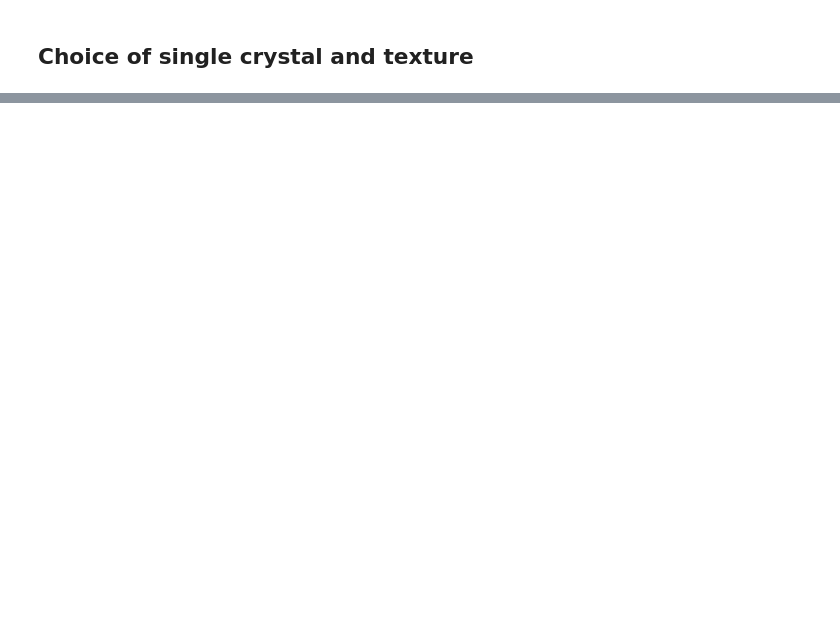
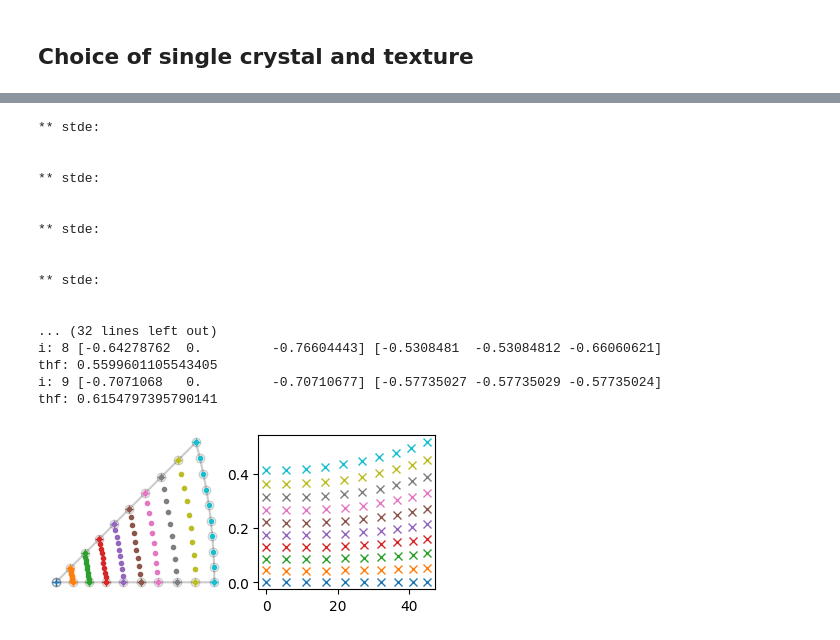
Before and after one commit to youngung/texture3, a Jupyter notebook: ipynb/ipf.ipynb, the cells around one changed output, grey strips where cells are left out. Drawn from its saved outputs; the diff is of its cells as text; code cells hidden in the pictures; blank space fills up the shorter version.

```diff
--- a/ipynb/ipf.ipynb
+++ b/ipynb/ipf.ipynb
@@ -325,35 +339,73 @@ axes[0,1].set_xlim(-1.5*np.pi,1.5*np.pi)
 # %%
-a=[0,0,1]
-b=[1,0,1]
-c=[1,1,1]
-fnsx='/Users/youngung/repo/evpsc/matData/vpscData/AA_jinhwa/sx_Al6061_affine.sx'
-kw=dict(a=a,b=b,c=c,nres=5,
-        fnsx=fnsx)
+#a=[0,0,1]
+#b=[1,0,1]
+#c=[1,1,1]
+#fnsx='/Users/youngung/repo/evpsc/matData/vpscData/AA_jinhwa/sx_Al6061_affine.sx'
+#kww=dict(a=[0,0,1],b=[-1,0,1],c=[-1,1,1],fnsx=kw['fnsx'])
+#kw=dict(a=a,b=b,c=c,nres=10,fnsx=fnsx)
+kw.update(nres=10)
 
 ## inverse pole figure boundaries
 boundary=get_ipf_boundary(**kw)
-fig=plt.figure();ax=fig.add_subplot(111)
-ax.plot(boundary[0],boundary[1],'k-o',mfc='None',alpha=0.2)
+fig,axes=gen_fig(nrows=1,ncols=2)
+axes[0,0].plot(boundary[0],boundary[1],'k-o',mfc='None',alpha=0.2)
+
 ## Find arcs between a and b vectors
-n_rad=6 ## from [0,0,1] towards the outer
+n_rad=10 ## from [0,0,1] towards the outer
 n_polar = 10
-print(f'b in line 13: {b}')
-aca, bca, thf_radian, vref, rots_rad_bottom = calc_vref_and_rot(a,b,fnsx,n_rad)
-aca, cca, thf_radian, vref, rots_rad_top    = calc_vref_and_rot(a,c,fnsx,n_rad)
+aca, bca, thf_radian, vref, rots_rad_bottom = calc_vref_and_rot(
+    kw['a'],kw['b'],kw['fnsx'],n_rad)
+aca, cca, thf_radian, vref, rots_rad_top    = calc_vref_and_rot(
+    kw['a'],kw['c'],kw['fnsx'],n_rad)
 
-for i, rot in enumerate(rots_rad_bottom[1:,:,:]):
-    rot_top = rots_rad_top[i+1,:,:]
+theta_r_mesh=np.zeros((2,n_rad,n_polar))
+for i, rot in enumerate(rots_rad_bottom[:,:,:]):
+    rot_top = rots_rad_top[i,:,:]
     vref_ab=np.dot(rot,aca) ##
     vref_ac=np.dot(rot_top,aca) ##
-    l,=plot(*proj(vref_ab),'+')
-    plot(*proj(vref_ac),'o',c=l.get_color())
+    l,=axes[0,0].plot(*proj(vref_ab),'+')
+    axes[0,0].plot(*proj(vref_ac),'+',c=l.get_color())
 
-    ## get arc between the bottom and top. (from bottom line towards top line)
+    print(f'i: {i}',vref_ab,vref_ac)
+    #calc_vref_and_rot(vref_ab,vref_ac,fnsx,n_polar)
+    vref=np.cross(vref_ab,vref_ac)
+    thf=np.arccos(np.dot(vref_ab,vref_ac))
+    print('thf:',thf)
     ths=np.linspace(0,thf,n_polar)
-    rots_polar=np.zeros((n_polar,3,3))
+    rots=np.zeros((n_polar,3,3))
+    for j, th in enumerate(ths):
+        rots[j,:,:]=vector_ang(vref,np.rad2deg(th))
+        newpole=np.dot(rots[j,:,:],vref_ab)
+        X,Y=proj(newpole)
+        axes[0,0].plot(X,Y,'.',c=l.get_color())
+        r,_th_=xy2_rtheta(X,Y)
+        theta_r_mesh[:,i,j]=r,np.rad2deg(_th_)
 
+theta_r_mesh[0,0,:]=0.
+theta_r_mesh[1,0,:]=theta_r_mesh[1,1,:]
 
+for i in range(n_rad):
+    axes[0,1].plot(theta_r_mesh[1,i,:],theta_r_mesh[0,i,:],'x')
 
 ## deco
-ax.set_aspect('equal')
-ax.set_axis_off()
+axes[0,0].set_aspect('equal')
+axes[0,0].set_axis_off()
+# %% [output]
+** stde:
+
+
+** stde:
+
+
+** stde:
+
+
+** stde:
+
+
+... (32 lines left out)
+i: 8 [-0.64278762  0.         -0.76604443] [-0.5308481  -0.53084812 -0.66060621]
+thf: 0.5599601105543405
+i: 9 [-0.7071068   0.         -0.70710677] [-0.57735027 -0.57735029 -0.57735024]
+thf: 0.6154797395790141
+[figure, added]
```
Also changed, not shown: parts of 11 cells of this notebook.
